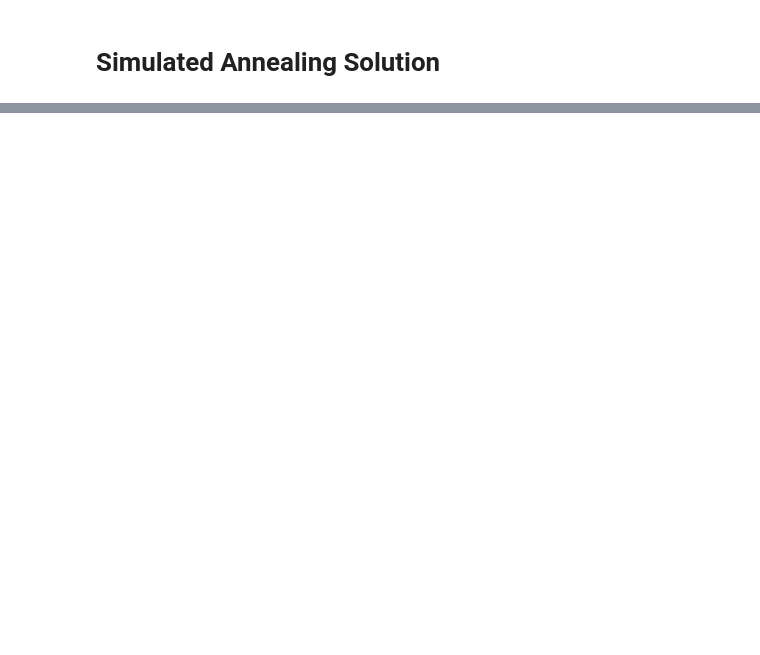
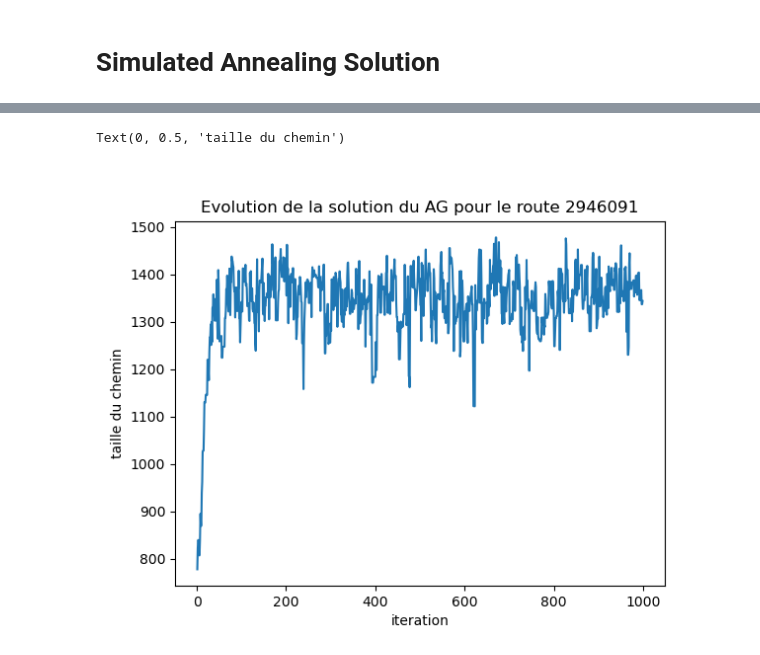
Before and after one commit to AndreTells/Fil-Rouge, a Jupyter notebook: Meta Heuristics/main.ipynb, the cells around one changed output, grey strips where cells are left out. Saved outputs shown, nothing was run; the diff lists cells and outputs as text; code cells hidden in the pictures; blank space fills up the shorter version.

```diff
--- a/Meta Heuristics/main.ipynb
+++ b/Meta Heuristics/main.ipynb
@@ -51,0 +56,15 @@ energy_ax.invert_xaxis()
+# %%
+#dists, demand, points = format_input(routes[0],customer_df,deposit_df)
+dists, demand, points = generator(30)
+# %%
+import random
+solver = GA.generic_solver_factory(
+    lambda n: [nearest_neighbour_solution(dists, demand, (800,20), start_node= int(random.random()*(len(points)-2))+1) for _ in range(n) ],
+    lambda x: -calculate_path_distance(x, dists) if(valid_path(x,(800,20),demand)) else -float('inf'),
+    crossover_sols,
+    lambda x, rate: combined_rand_modification(x,len(points)) if(random.random() < rate) else x,
+    return_history = True
+
+)
+# %%
+sol,history = solver(1000, 100, 0.8)
@@ -51,0 +79,9 @@ energy_ax.invert_xaxis()
+# %%
+energy_fig, energy_ax = plt.subplots()
+energy_ax.plot(list(range(len(history['best_fitness']))),[-x for x in history['best_fitness']])
+energy_ax.set_title(f"Evolution de la solution du AG pour le route {routes[0]}")
+energy_ax.set_xlabel("iteration")
+energy_ax.set_ylabel("taille du chemin")
+# %% [output]
+Text(0, 0.5, 'taille du chemin')
+[figure, added]
```
Also changed, not shown: parts of 17 cells of this notebook, 14 other files.
